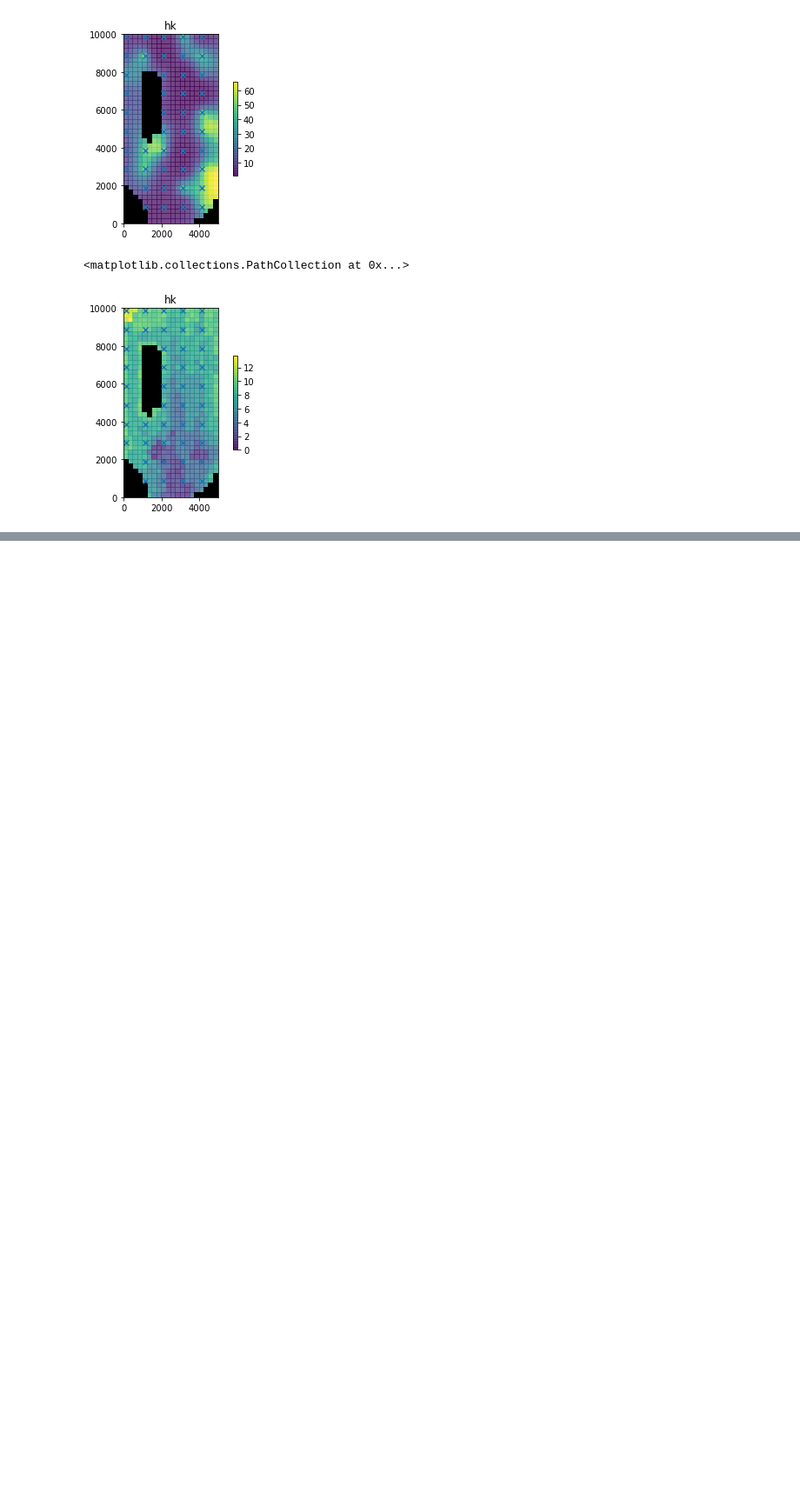
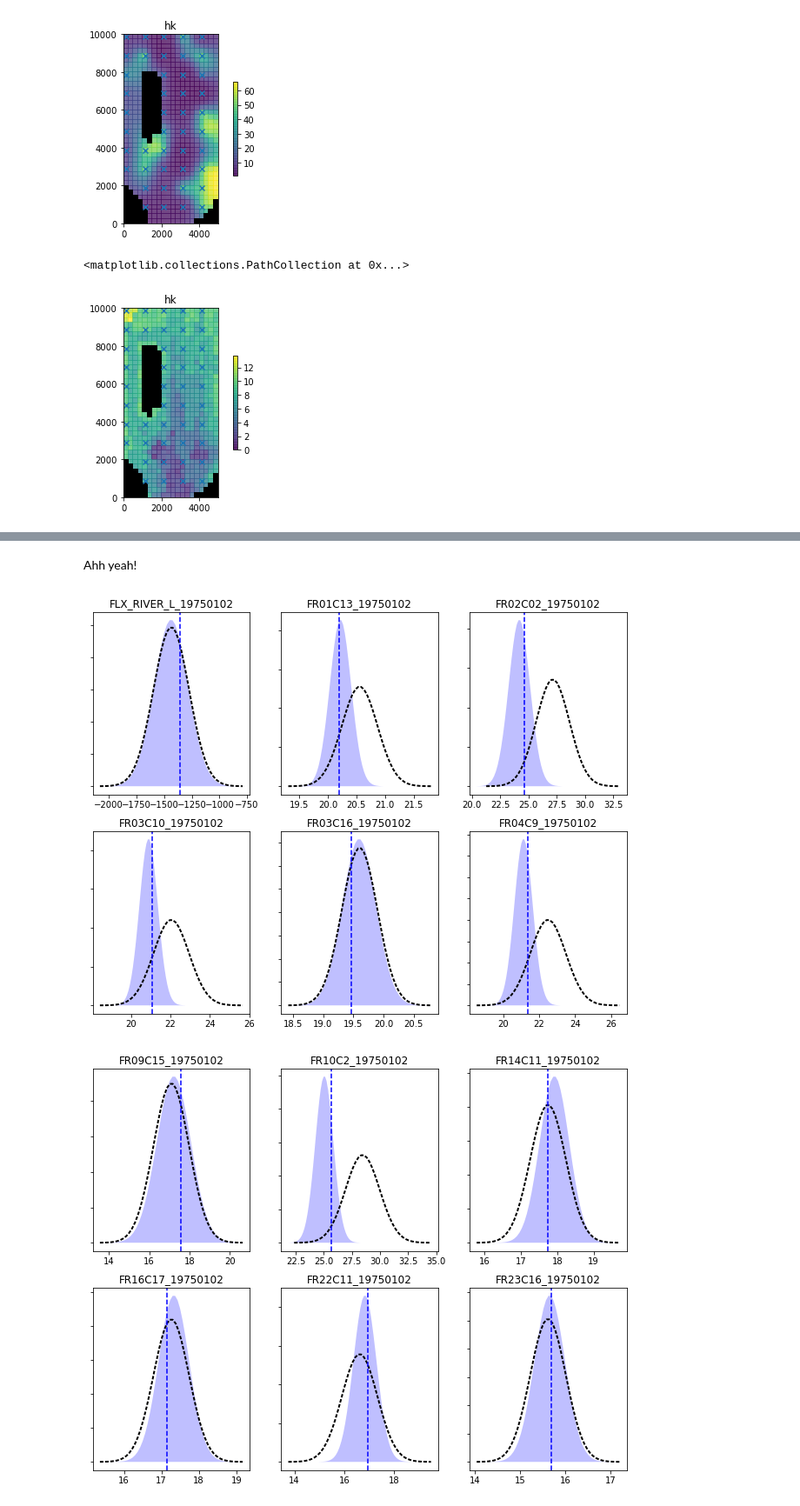
Before and after one commit to mnfienen/GW1876, a Jupyter notebook: activities/freyberg_pilot_points_2/freyberg_pilot_points_setup.ipynb, the cells around one changed output, grey strips where cells are left out. Shown at 87% size. Drawn from its saved outputs; the diff is of its cells as text; code cells hidden in the pictures; blank space fills up the shorter version.

```diff
--- a/activities/freyberg_pilot_points_2/freyberg_pilot_points_setup.ipynb
+++ b/activities/freyberg_pilot_points_2/freyberg_pilot_points_setup.ipynb
@@ -198,0 +270,14 @@ ax.scatter(df_pp.x,df_pp.y,marker='x')
+# %% [markdown]
+Ahh yeah!
+# %%
+figs, axes = pyemu.helpers.plot_summary_distributions(os.path.join(working_dir,
+                    pst_name.replace(".pst",".pred.usum.csv")),subplots=True)
+for ax in axes:
+    fname = ax.get_title().lower()
+    ylim = ax.get_ylim()
+    v = pst.observation_data.loc[fname,"obsval"]
+    ax.plot([v,v],ylim,"b--")
+    ax.set_ylim(ylim)
+# %% [output]
+[figure, added]
+[figure, added]
```
Also changed, not shown: parts of 19 cells of this notebook, 10 other files.
